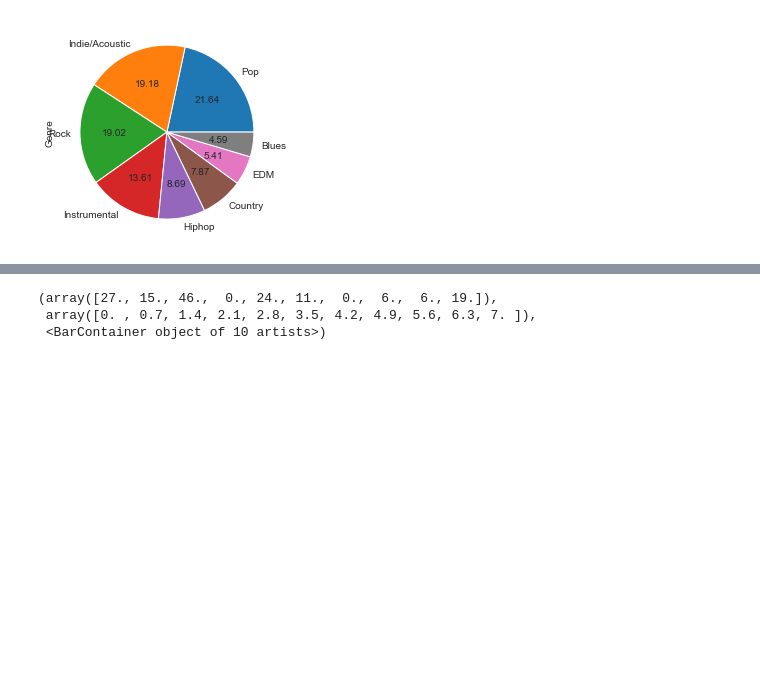
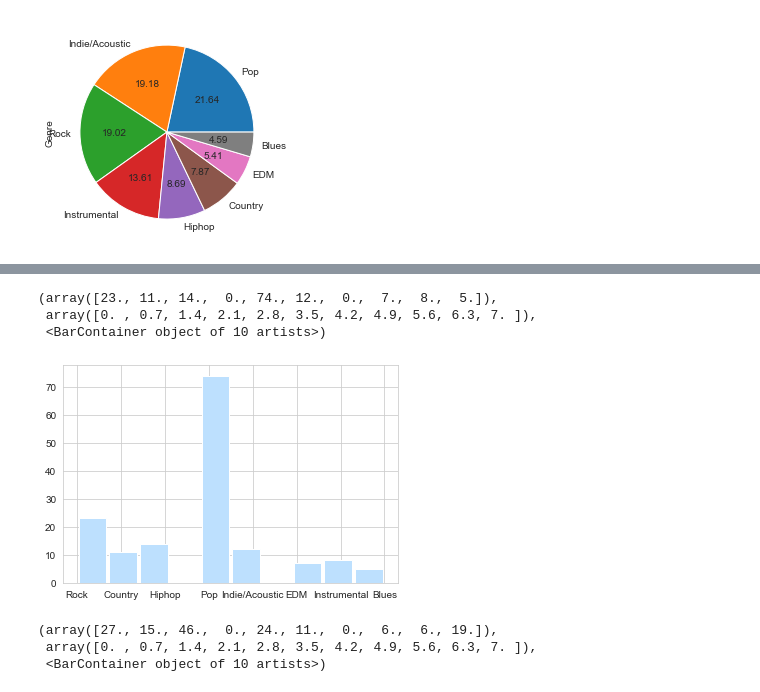
Before and after one commit to NAyeshaKhan/Music_Recommendation_App, a Jupyter notebook: MusicApp/Test Music AI.ipynb, the cells around one changed output, grey strips where cells are left out. Drawn from its saved outputs; the diff is of its cells as text; code cells hidden in the pictures; blank space fills up the shorter version.

```diff
--- a/MusicApp/Test Music AI.ipynb
+++ b/MusicApp/Test Music AI.ipynb
@@ -174,3 +151,10 @@ a
+# %%
+plt.hist(data['Happy'],color = "#bde0fe", rwidth=0.9)
+# %% [output]
+(array([23., 11., 14.,  0., 74., 12.,  0.,  7.,  8.,  5.]),
+ array([0. , 0.7, 1.4, 2.1, 2.8, 3.5, 4.2, 4.9, 5.6, 6.3, 7. ]),
+ <BarContainer object of 10 artists>)
+[figure, added]
 # %%
 plt.hist(data['Gloomy'],color = "#bde0fe", rwidth=0.9)
 # %% [output]
```
Also changed, not shown: parts of 15 cells of this notebook, 1 other file.
